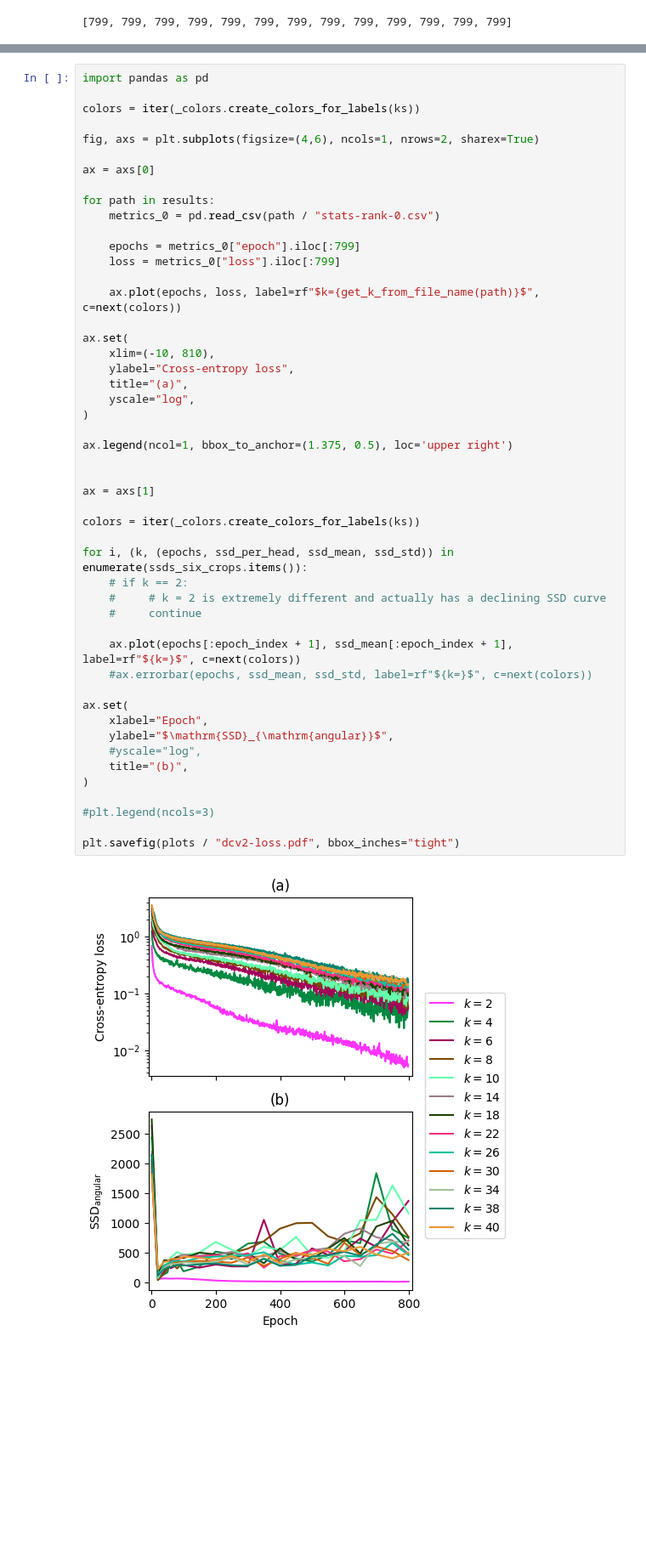
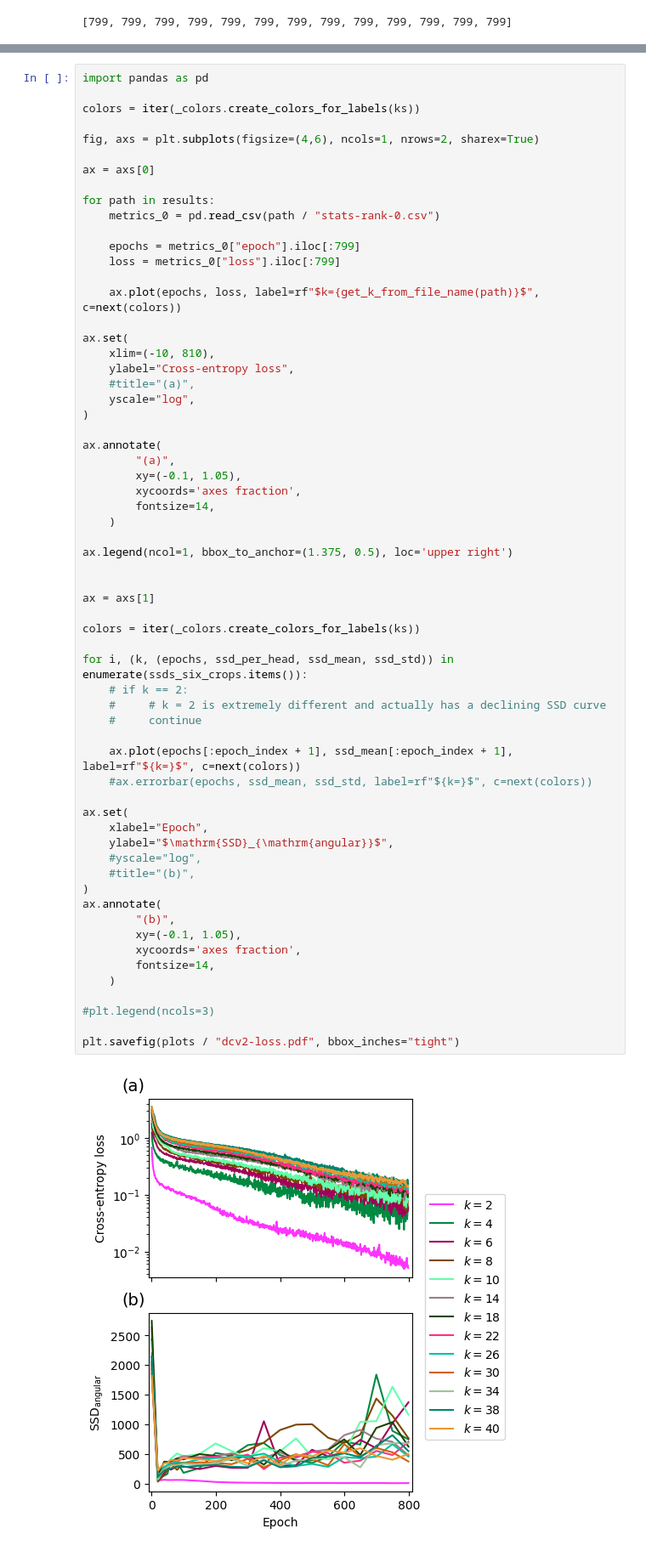
Before and after one commit to 4castRenewables/maelstrom-a6, a Jupyter notebook: notebooks/dcv2_analysis.ipynb, the cells around one changed output, grey strips where cells are left out. Shown at 85% size. Drawn from its saved outputs; the diff is of its cells as text; blank space fills up the shorter version.

Commit message:
Add enumeration to plots

```diff
--- a/notebooks/dcv2_analysis.ipynb
+++ b/notebooks/dcv2_analysis.ipynb
@@ -610,34 +610,47 @@ for path in results:
 ax.set(
     xlim=(-10, 810),
     ylabel="Cross-entropy loss",
-    title="(a)",
+    #title="(a)",
     yscale="log",
 )
+
+ax.annotate(
+        "(a)",
+        xy=(-0.1, 1.05),
+        xycoords='axes fraction',
+        fontsize=14,
+    )
 
 ax.legend(ncol=1, bbox_to_anchor=(1.375, 0.5), loc='upper right')
 
 
 ax = axs[1]
 
 colors = iter(_colors.create_colors_for_labels(ks))
 
 for i, (k, (epochs, ssd_per_head, ssd_mean, ssd_std)) in enumerate(ssds_six_crops.items()):
     # if k == 2:
     #     # k = 2 is extremely different and actually has a declining SSD curve
     #     continue
 
     ax.plot(epochs[:epoch_index + 1], ssd_mean[:epoch_index + 1], label=rf"${k=}$", c=next(colors))
     #ax.errorbar(epochs, ssd_mean, ssd_std, label=rf"${k=}$", c=next(colors))
 
 ax.set(
     xlabel="Epoch",
     ylabel="$\mathrm{SSD}_{\mathrm{angular}}$",
     #yscale="log",
-    title="(b)",
+    #title="(b)",
 )
+ax.annotate(
+        "(b)",
+        xy=(-0.1, 1.05),
+        xycoords='axes fraction',
+        fontsize=14,
+    )
 
 #plt.legend(ncols=3)
 
 plt.savefig(plots / "dcv2-loss.pdf", bbox_inches="tight")
 # %% [output]
-[figure, old version]
+[figure, new version]
```
Also changed, not shown: parts of 2 cells of this notebook, 1 other file.
